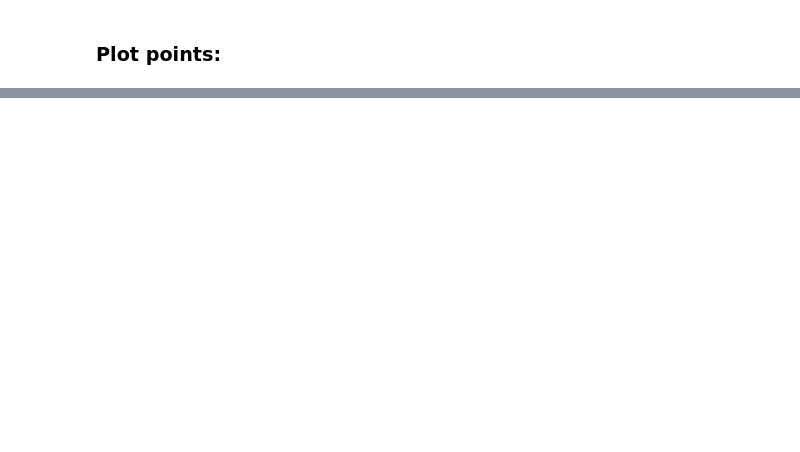
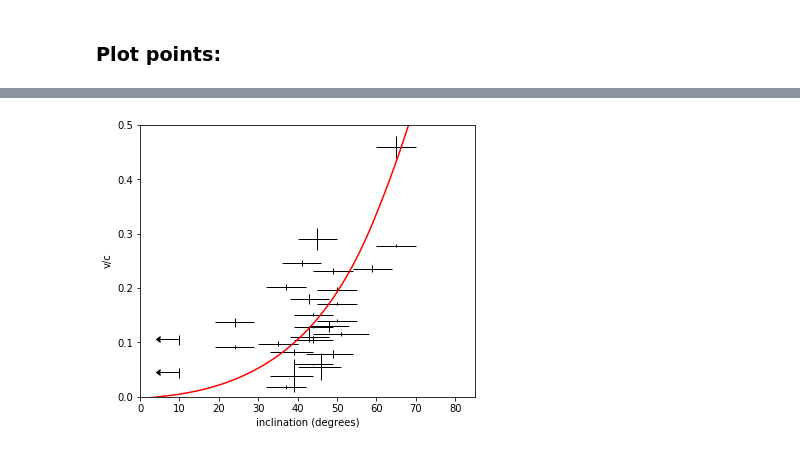
Before and after one commit to M-L-Parker/UFO_inclinations, a Jupyter notebook: Wind geometries.ipynb, the cells around one changed output, grey strips where cells are left out. Saved outputs shown, nothing was run; the diff lists cells and outputs as text; code cells hidden in the pictures; blank space fills up the shorter version.

Commit message:
Added functions to calculate max velocity of accretion disk

```diff
--- a/Wind geometries.ipynb
+++ b/Wind geometries.ipynb
@@ -175,0 +180,42 @@ for i in np.linspace(0,90,500):
+# %%
+##############################################
+#### Settings for the model to be overplotted:
+a=0. #spin. Actually not a strong dependence, because g_max is not at the ISCO
+##############################################
+
+fig3=pl.figure(figsize=(6,5))
+
+ax=pl.subplot(111)
+ax.set_xlim(0,85)
+ax.set_ylim(0.,0.5)
+ax.set_ylabel('v/c')
+ax.set_xlabel('inclination (degrees)')
+
+
+#  Plot the points
+pl.errorbar(points,vs,v_errs.T,errs.T,ls='none',lw=1,color='k')
+
+# Plot upper limits:
+if len(ulims)>0:
+    pl.errorbar(ulims,ulim_vs,ulim_v_errs,0,ls='none',lw=1,color='k')
+    pl.errorbar(ulims, ulim_vs,0, 5, xuplims=True,ls='none',lw=1,color='k')
+
+
+incls = np.arange(100)*.9
+
+# blueshifts:
+gs = np.empty(100)
+
+i=-1
+for incl in incls:
+    i+=1
+    gs[i] = gs[i] = g_max(a,incl)
+
+# convert shifts to velocities:
+disk_vs=[(g**2-1.)/(g**2+1.) for g in gs]
+
+pl.plot(incls,disk_vs,color='r')
+
+pl.savefig('disk_velocities.pdf',bbox_inches='tight')
+# %% [output]
+[figure, added]
```
Also changed, not shown: parts of 4 cells of this notebook, 3 other files.
